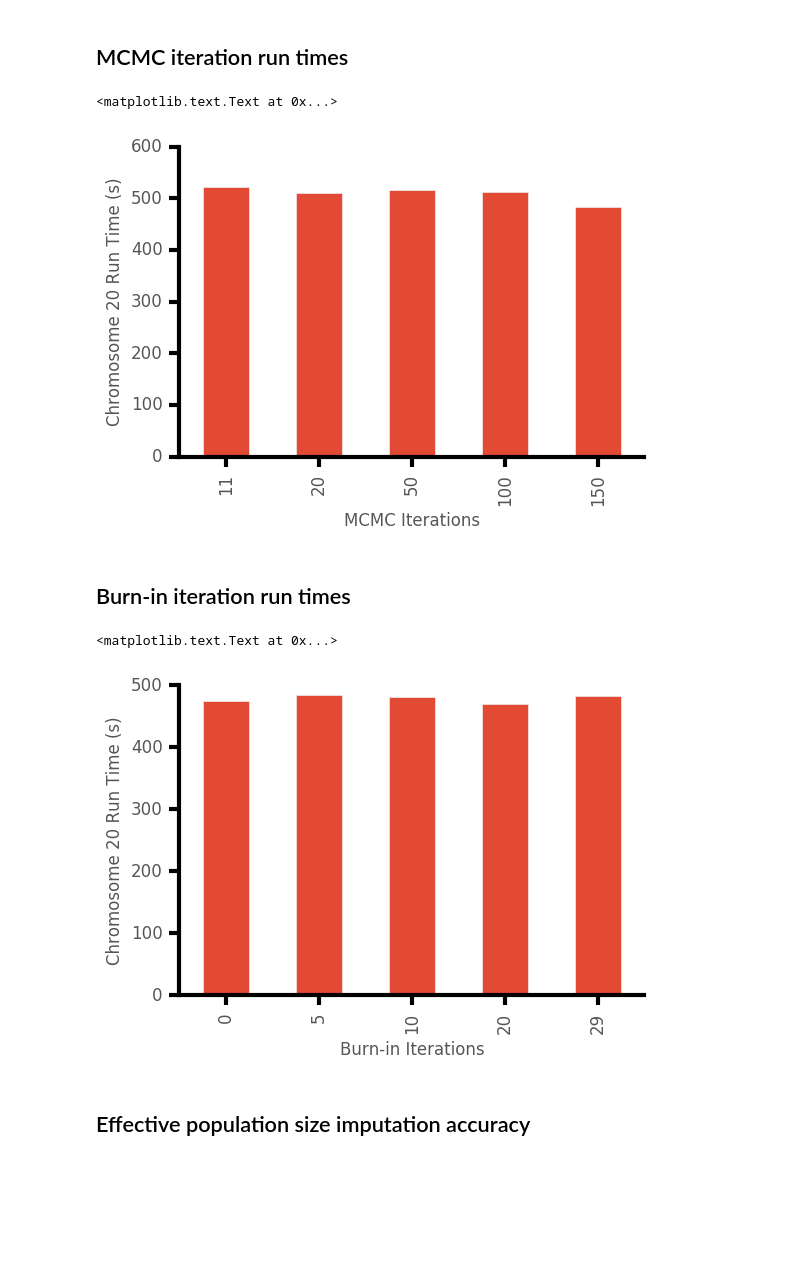
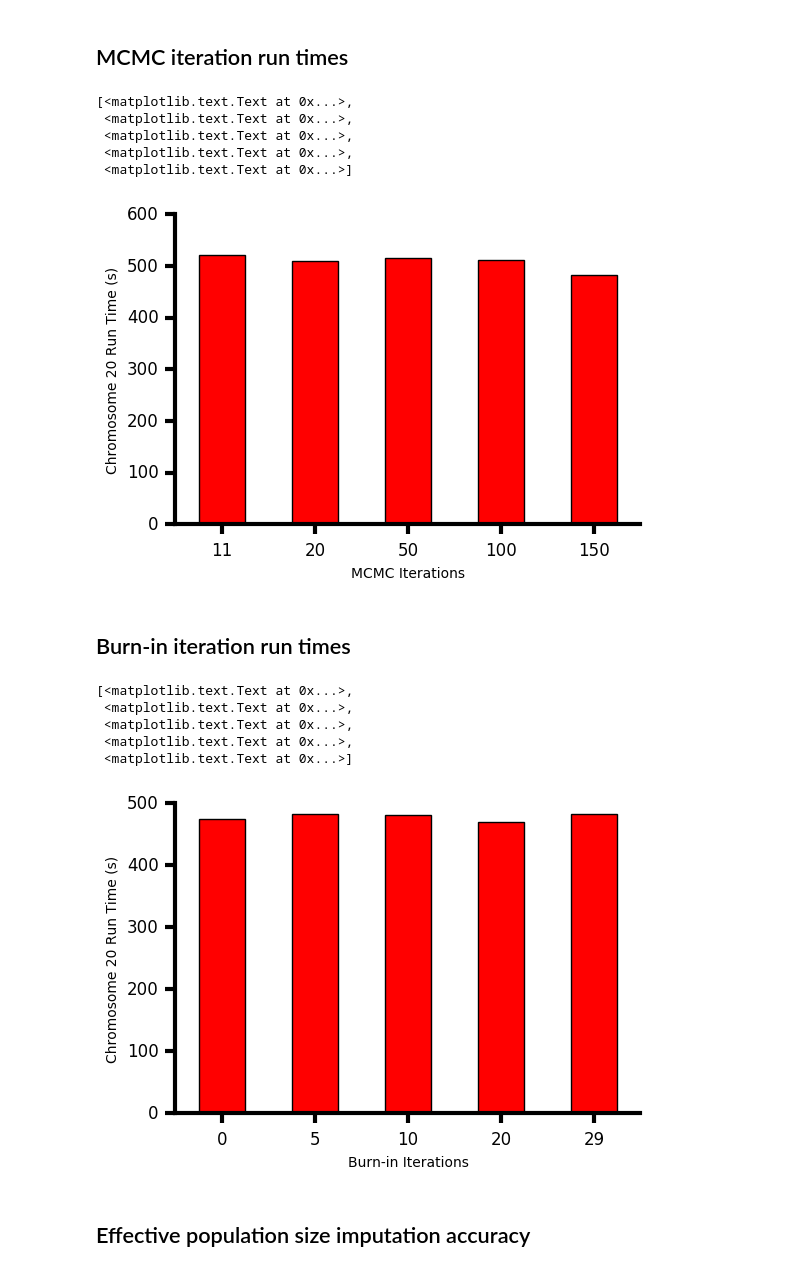
Before and after one commit to jessehoff/Imputation_Project, a Jupyter notebook: permutations_testing.ipynb, the cells around one changed output. Saved outputs shown, nothing was run; the diff lists cells and outputs as text; code cells hidden in the pictures; blank space fills up the shorter version.

```diff
--- a/permutations_testing.ipynb
+++ b/permutations_testing.ipynb
@@ -117,7 +137,7 @@ ax.set_ylabel('Chromosome 20 Run Time (s)')
 khapsstats = []
 runs = list(range(53,62))
 for i in runs:
-    bench = glob.glob('./impute2/run' + str(i) +'/snp50.chr20.*.benchmark.txt')
+    bench = glob.glob('./benchmarks/impute2/run' + str(i) +'/snp50.chr20.*.benchmark.txt')
     chrom = []
     for xx in bench:
         df = pd.read_table(xx, index_col = None, header = 0)
@@ -147,7 +176,7 @@ ax.set_ylabel('Chromosome 20 Run Time (s)')
 kstats = []
 runs = list(range(62,71))
 for i in runs:
-    bench = glob.glob('./impute2/run' + str(i) +'/snp50.chr20.*.benchmark.txt')
+    bench = glob.glob('./benchmarks/impute2/run' + str(i) +'/snp50.chr20.*.benchmark.txt')
     chrom = []
     for xx in bench:
         df = pd.read_table(xx, index_col = None, header = 0)
@@ -177,7 +215,7 @@ ax.set_ylabel('Chromosome 20 Run Time (s)')
 iterstats = []
 runs = list(range(71,76))
 for i in runs:
-    bench = glob.glob('./impute2/run' + str(i) +'/snp50.chr20.*.benchmark.txt')
+    bench = glob.glob('./benchmarks/impute2/run' + str(i) +'/snp50.chr20.*.benchmark.txt')
     chrom = []
     for xx in bench:
         df = pd.read_table(xx, index_col = None, header = 0)
@@ -193,21 +231,26 @@ iterperm = pd.concat(iterstats)
 values = [11, 20, 50, 100, 150]
 iterperm.index = values
 # %%
-ax = iterperm.s.plot(kind='bar')
+ax = iterperm.s.plot(kind='bar', color = 'red')
 customaxis(ax, c_left = 'k', c_bottom = 'k', c_top = 'none', c_right = 'none')
 ax.set_axis_bgcolor('white')
 ax.set_xlabel('MCMC Iterations')
 ax.set_ylabel('Chromosome 20 Run Time (s)')
+ax.set_xticklabels(ax.xaxis.get_majorticklabels(), rotation=0)
 # %% [output]
-<matplotlib.text.Text at 0x...>
+[<matplotlib.text.Text at 0x...>,
+ <matplotlib.text.Text at 0x...>,
+ <matplotlib.text.Text at 0x...>,
+ <matplotlib.text.Text at 0x...>,
+ <matplotlib.text.Text at 0x...>]
-[figure, old version]
+[figure, new version]
 # %% [markdown]
 ## Burn-in iteration run times
 # %%
 burnstats = []
 runs = list(range(76,81))
 for i in runs:
-    bench = glob.glob('./impute2/run' + str(i) +'/snp50.chr20.*.benchmark.txt')
+    bench = glob.glob('./benchmarks/impute2/run' + str(i) +'/snp50.chr20.*.benchmark.txt')
     chrom = []
     for xx in bench:
         df = pd.read_table(xx, index_col = None, header = 0)
@@ -223,14 +266,19 @@ burnperm = pd.concat(burnstats)
 values = [0, 5, 10, 20, 29]
 burnperm.index = values
 # %%
-ax = burnperm.s.plot(kind='bar')
+ax = burnperm.s.plot(kind='bar', color = 'red')
 customaxis(ax, c_left = 'k', c_bottom = 'k', c_top = 'none', c_right = 'none')
 ax.set_axis_bgcolor('white')
 ax.set_xlabel('Burn-in Iterations')
 ax.set_ylabel('Chromosome 20 Run Time (s)')
+ax.set_xticklabels(ax.xaxis.get_majorticklabels(), rotation=0)
 # %% [output]
-<matplotlib.text.Text at 0x...>
+[<matplotlib.text.Text at 0x...>,
+ <matplotlib.text.Text at 0x...>,
+ <matplotlib.text.Text at 0x...>,
+ <matplotlib.text.Text at 0x...>,
+ <matplotlib.text.Text at 0x...>]
-[figure, old version]
+[figure, new version]
 # %%
 accuracies = (pd.read_table('./imp_acc/permutations.chr20.accuracies.txt', header = None))
 # %%
```
Also changed, not shown: parts of 12 cells of this notebook, 4 other files.
